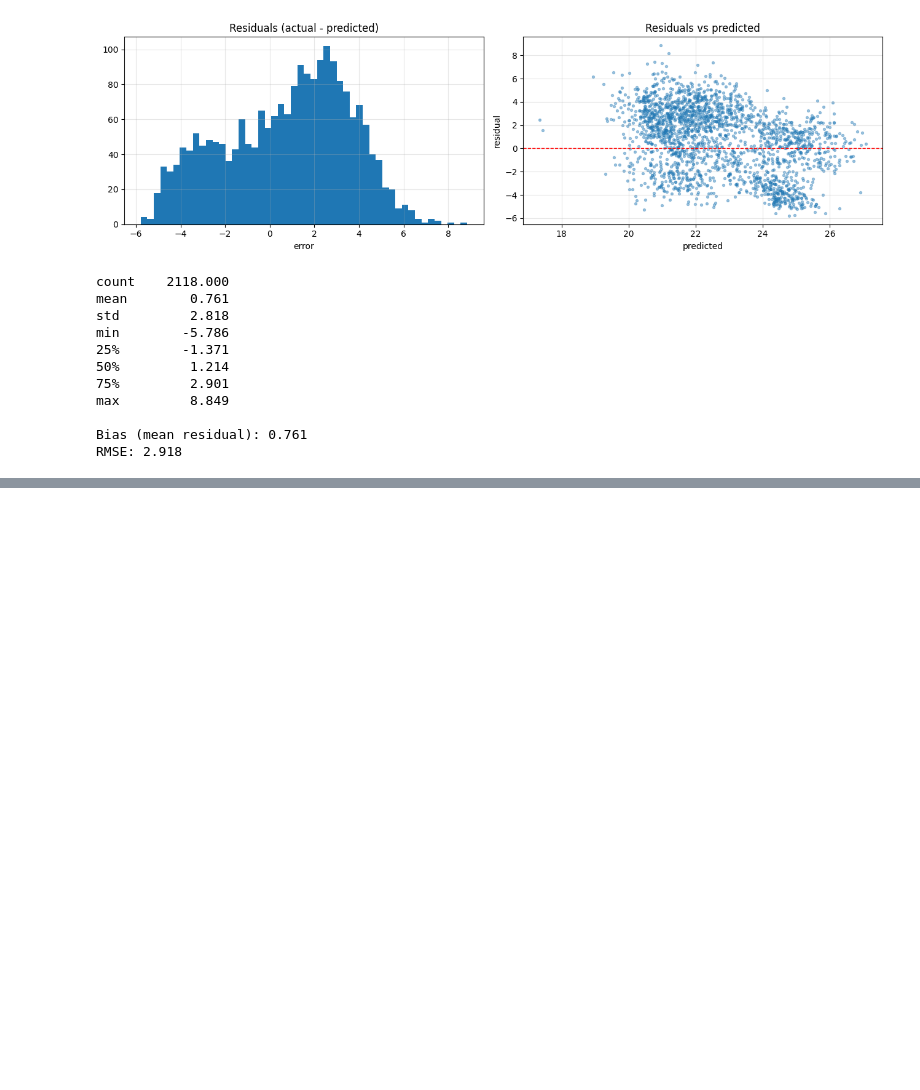
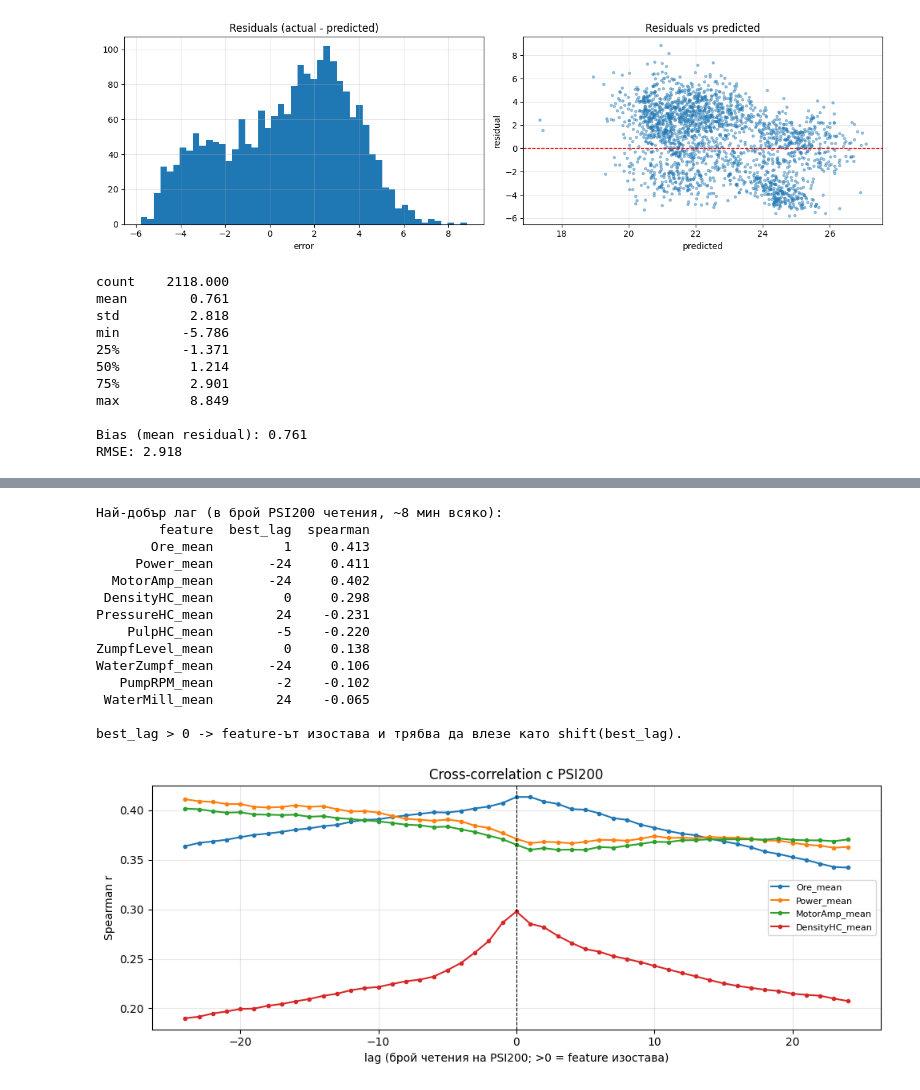
Before and after one commit to Patchino76/ok_db_works, a Jupyter notebook: pulse_db_transform/dataframe_test.ipynb, the cells around one changed output, grey strips where cells are left out. Drawn from its saved outputs; the diff is of its cells as text; code cells hidden in the pictures; blank space fills up the shorter version.

```diff
--- a/pulse_db_transform/dataframe_test.ipynb
+++ b/pulse_db_transform/dataframe_test.ipynb
@@ -494,0 +510,57 @@ RMSE: 2.918
+# %%
+# 9a. Cross-correlation: при кой лаг всяка feature е най-информативна
+# lag > 0 означава, че feature-ът изостава спрямо PSI200 (минало -> настояще)
+
+
+def ccf_best(d, cols, max_lag=24):
+    y = d[TARGET]
+    rows = []
+    for c in cols:
+        s = d[c]
+        best_lag, best_r = 0, np.nan
+        for lag in range(-max_lag, max_lag + 1):
+            r = y.corr(s.shift(lag), method='spearman')
+            if np.isfinite(r) and (not np.isfinite(best_r) or abs(r) > abs(best_r)):
+                best_lag, best_r = lag, r
+        rows.append({'feature': c, 'best_lag': best_lag, 'spearman': best_r})
+    return pd.DataFrame(rows).sort_values('spearman', key=lambda s: s.abs(), ascending=False)
+
+
+mean_cols = [f'{f}_mean' for f in FEATURES]
+ccf = ccf_best(df, mean_cols, max_lag=24)
+print('Най-добър лаг (в брой PSI200 четения, ~8 мин всяко):')
+print(ccf.round(3).to_string(index=False))
+print()
+print('best_lag > 0 -> feature-ът изостава и трябва да влезе като shift(best_lag).')
+
+# CCF крива за top 4 features
+top = ccf.head(4)['feature'].tolist()
+lags = np.arange(-24, 25)
+fig, ax = plt.subplots(figsize=(10, 4))
+for c in top:
+    r = [df[TARGET].corr(df[c].shift(l), method='spearman') for l in lags]
+    ax.plot(lags, r, marker='o', ms=3, label=c)
+ax.axvline(0, color='k', lw=.8, ls='--')
+ax.set_xlabel('lag (брой четения на PSI200; >0 = feature изостава)')
+ax.set_ylabel('Spearman r')
+ax.set_title('Cross-correlation с PSI200')
+ax.legend(fontsize=8)
+ax.grid(alpha=.3)
+plt.tight_layout()
+plt.show()
+# %% [output]
+Най-добър лаг (в брой PSI200 четения, ~8 мин всяко):
+        feature  best_lag  spearman
+       Ore_mean         1     0.413
+     Power_mean       -24     0.411
+  MotorAmp_mean       -24     0.402
+ DensityHC_mean         0     0.298
+PressureHC_mean        24    -0.231
+    PulpHC_mean        -5    -0.220
+ZumpfLevel_mean         0     0.138
+WaterZumpf_mean       -24     0.106
+   PumpRPM_mean        -2    -0.102
+ WaterMill_mean        24    -0.065
+
+best_lag > 0 -> feature-ът изостава и трябва да влезе като shift(best_lag).
+[figure, added]
```
Also changed, not shown: parts of 7 cells of this notebook.
